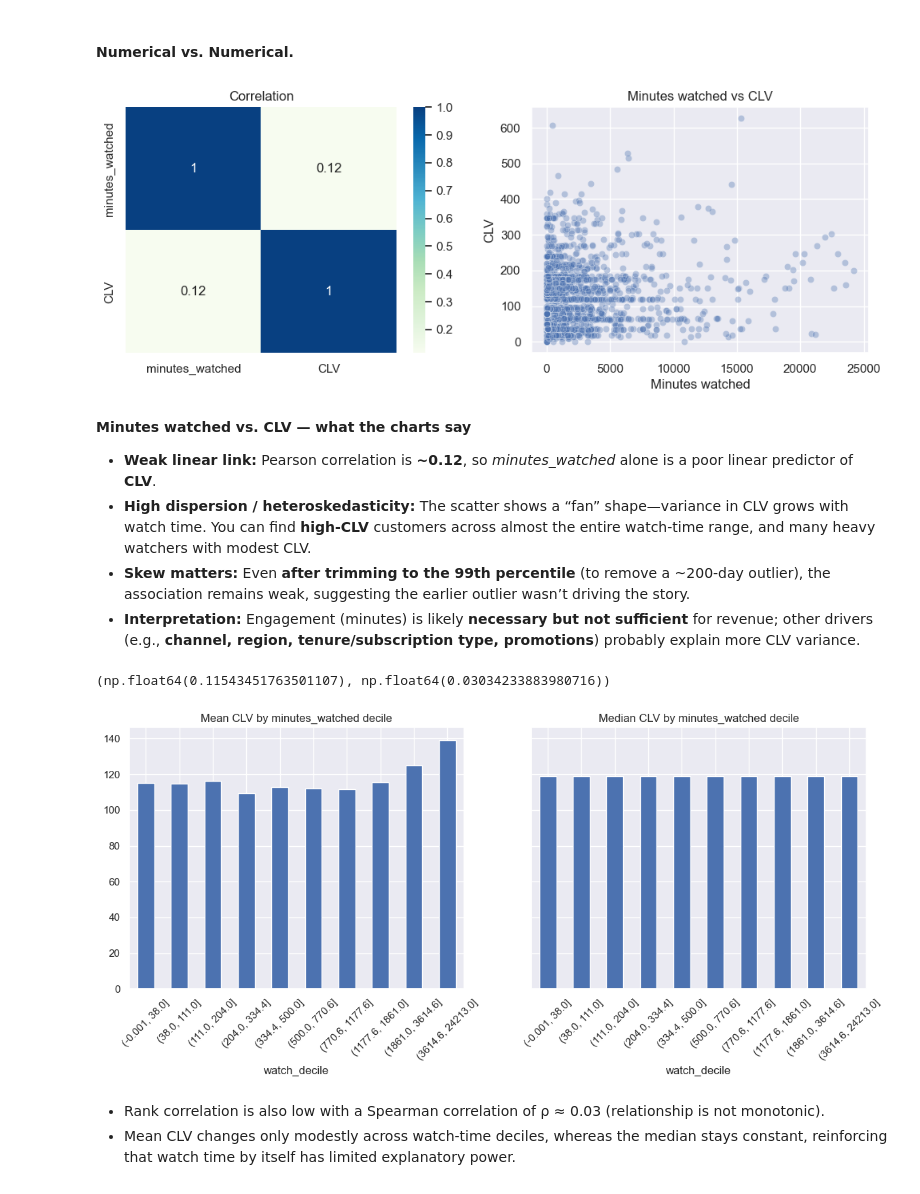
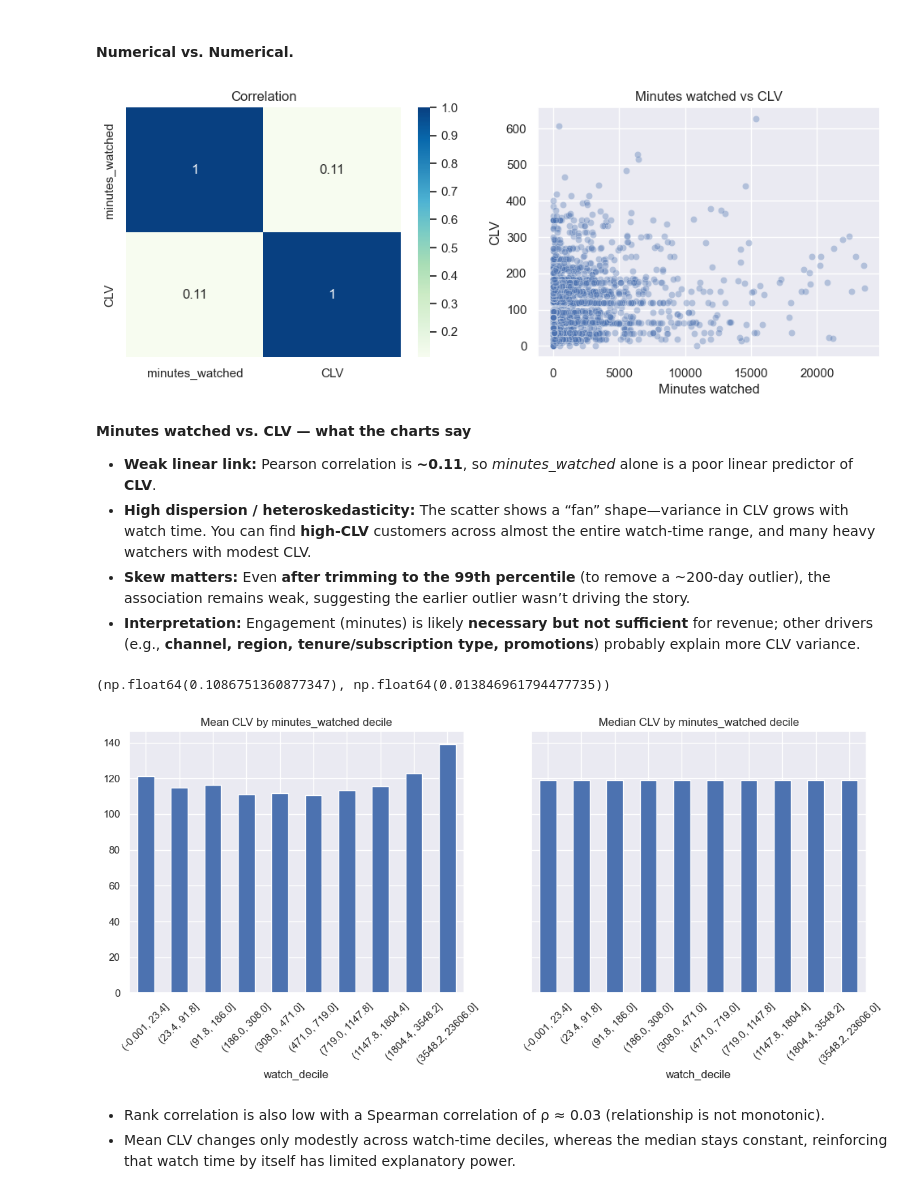
Before and after one commit to dato6091/Marketing_customer_segmentation_analysis, a Jupyter notebook: 1_EDA.ipynb, the cells around one changed output. Cells and saved outputs as stored; diff of their text form; code cells hidden in the pictures.

```diff
--- a/1_EDA.ipynb
+++ b/1_EDA.ipynb
@@ -87,6 +91,7 @@ channel_map = {
 # Adjust column names if yours differ
 cust_data["region"]  = cust_data["region"].map(region_map).astype("category")
 cust_data["channel"] = cust_data["channel"].map(channel_map).astype("category")
+cust_data["minutes_watched"] = cust_data["minutes_watched"].fillna(0)
 # %% [markdown]
 ## EDA
 # %% [markdown]
@@ -107,3 +121,9 @@ plot_numeric_data(
 The distribution shows an extremely right-skewed shape, with a huge mass near 0-2k minutes (perc 75 is 1500 minutes) and a very long tail (max ≈ 288,508 min ≈ 200 days). This implies that a few "power-users" (or data errors) drive the tail, this makes the median (512) much lower than the mean (1972), confirming a heavy skew.
 
 We can trim to the 99th percentile to see the distribution better:
+# %%
+df_original = cust_data.copy()
+mw_perc_99 = cust_data["minutes_watched"].quantile(.99)
+print(f"99 percentile on minutes watched: {mw_perc_99}")
+print(f"Cases over the 99th perc: {cust_data.loc[cust_data["minutes_watched"]>mw_perc_99].shape[0]}\n")
+cust_data = cust_data.loc[cust_data["minutes_watched"] < mw_perc_99].reset_index(drop=True)
@@ -184,38 +204,38 @@ Now let's study the interaction between variables.
 # %% [markdown]
 #### Numerical vs. Numerical.
 # %%
-correlation = cust_data_trimmed[["minutes_watched", "CLV"]].corr()
+correlation = cust_data[["minutes_watched", "CLV"]].corr()
 
 fig, ax = plt.subplots(nrows=1, ncols=2, figsize=(12, 4))
 sns.heatmap(correlation, cmap='GnBu', annot=True, ax=ax[0])
 ax[0].set_title("Correlation")
 
 
-sns.scatterplot(data=cust_data_trimmed, x="minutes_watched", y="CLV",
+sns.scatterplot(data=cust_data, x="minutes_watched", y="CLV",
                 ax=ax[1], alpha=0.35)
 ax[1].set_title("Minutes watched vs CLV")
 ax[1].set_xlabel("Minutes watched")
 ax[1].set_ylabel("CLV")
 plt.show()
 # %% [output]
-[figure, old version]
+[figure, new version]
 # %% [markdown]
 **Minutes watched vs. CLV — what the charts say**
 
-- **Weak linear link:** Pearson correlation is **~0.12**, so *minutes_watched* alone is a poor linear predictor of **CLV**.
+- **Weak linear link:** Pearson correlation is **~0.11**, so *minutes_watched* alone is a poor linear predictor of **CLV**.
 - **High dispersion / heteroskedasticity:** The scatter shows a “fan” shape—variance in CLV grows with watch time. You can find **high-CLV** customers across almost the entire watch-time range, and many heavy watchers with modest CLV.
 - **Skew matters:** Even **after trimming to the 99th percentile** (to remove a ~200-day outlier), the association remains weak, suggesting the earlier outlier wasn’t driving the story.
 - **Interpretation:** Engagement (minutes) is likely **necessary but not sufficient** for revenue; other drivers (e.g., **channel, region, tenure/subscription type, promotions**) probably explain more CLV variance.
 # %%
 # Correlations (linear vs. rank/monotonic)
-pearson  = cust_data_trimmed[["minutes_watched", "CLV"]].corr().iloc[0,1]
-spearman = cust_data_trimmed[["minutes_watched", "CLV"]].corr(method="spearman").iloc[0,1]
+pearson  = cust_data[["minutes_watched", "CLV"]].corr().iloc[0,1]
+spearman = cust_data[["minutes_watched", "CLV"]].corr(method="spearman").iloc[0,1]
 pearson, spearman
 # %% [output]
-(np.float64(0.11543451763501107), np.float64(0.03034233883980716))
+(np.float64(0.1086751360877347), np.float64(0.013846961794477735))
 # %%
 # Nonlinear pattern: binned medians (robust to outliers)
-d = cust_data_trimmed.copy()
+d = cust_data.copy()
 d["watch_decile"] = pd.qcut(d["minutes_watched"], 10, duplicates="drop")
 
 fig, ax = plt.subplots(1, 2, figsize=(14, 5), sharey=True)
@@ -231,7 +251,7 @@ d.groupby("watch_decile", observed=True)["CLV"].median().plot(
     ax=ax[1])
 plt.show()
 # %% [output]
-[figure, old version]
+[figure, new version]
 # %% [markdown]
 - Rank correlation is also low with a Spearman correlation of ρ ≈ 0.03 (relationship is not monotonic).
 - Mean CLV changes only modestly across watch-time deciles, whereas the median stays constant, reinforcing that watch time by itself has limited explanatory power.
```
Also changed, not shown: parts of 16 cells of this notebook.
